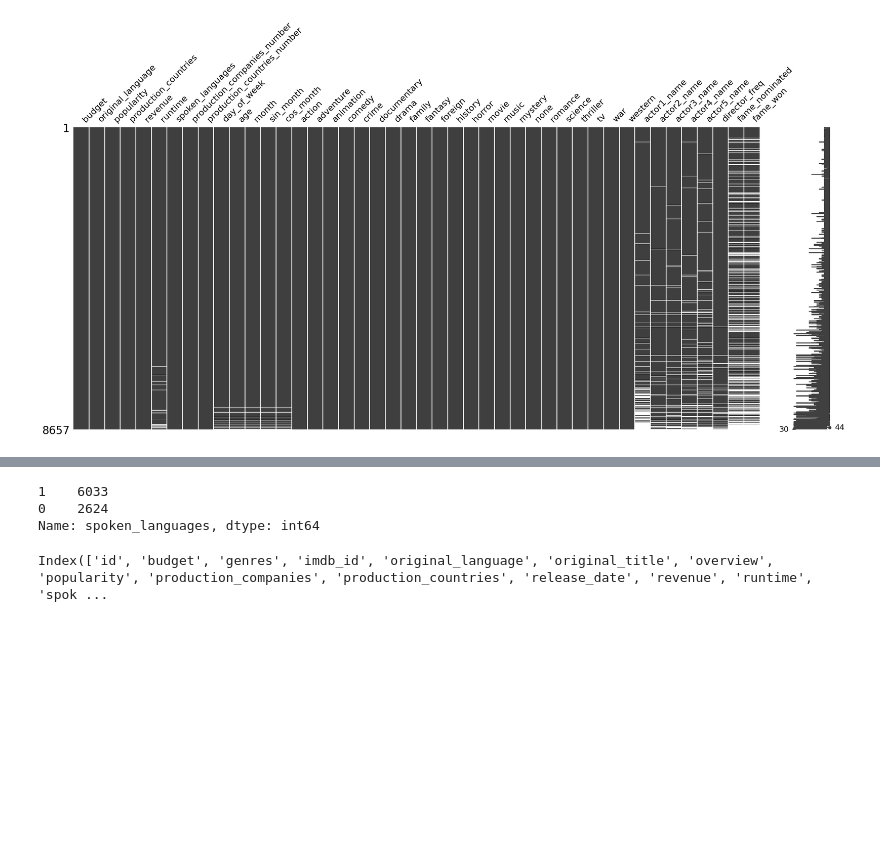
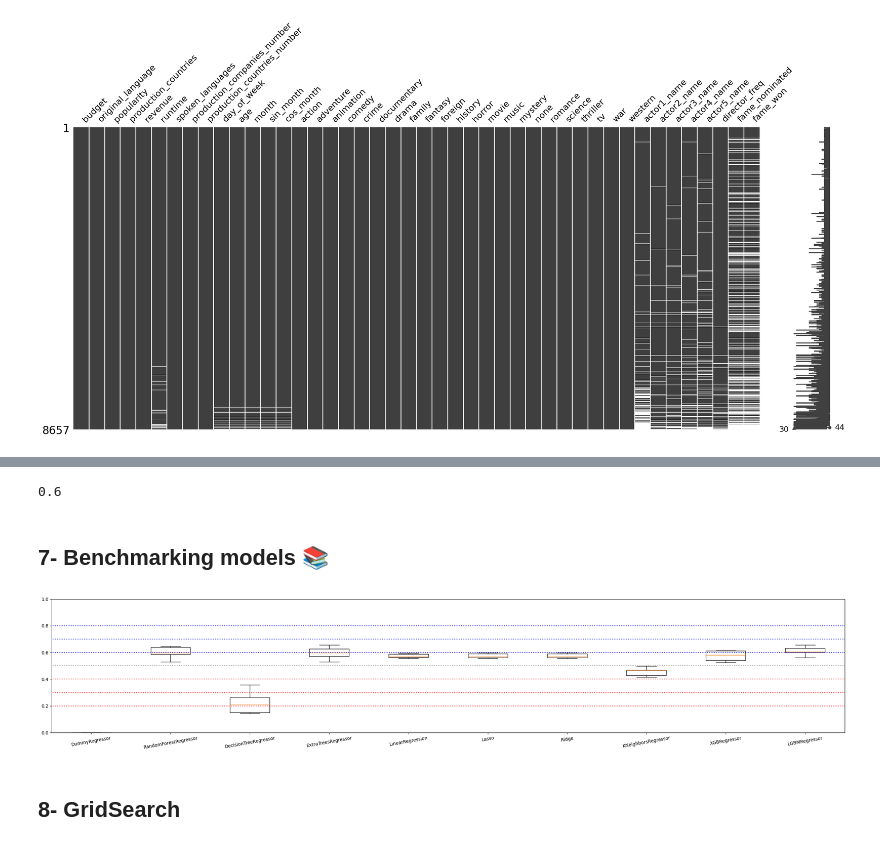
Before and after one commit to scienclick/pde_cap_mrp_zagros, a Jupyter notebook: notebooks/main_notebook.ipynb, the cells around one changed output, grey strips where cells are left out. Cells and saved outputs as stored; diff of their text form; code cells hidden in the pictures; blank space fills up the shorter version.

Commit message:
Grid Search

```diff
--- a/notebooks/main_notebook.ipynb
+++ b/notebooks/main_notebook.ipynb
@@ -253,0 +303,4 @@ Pipeline(steps=[('estimator', LGBMRegressor())])
+# %%
+#cross validation
+kf=KFold(n_splits=5,random_state=1,shuffle=True)
+cross_val_score(m, X, y.iloc[:,0], cv=kf)
@@ -271,10 +321,6 @@ Name: original_language, dtype: int64
-# %%
-df.spoken_languages.value_counts()
-# %% [output]
-1    6033
-0    2624
-Name: spoken_languages, dtype: int64
-# %%
-df_all_details.columns
-# %% [output]
-Index(['id', 'budget', 'genres', 'imdb_id', 'original_language', 'original_title', 'overview', 'popularity', 'production_companies', 'production_countries', 'release_date', 'revenue', 'runtime', 'spok ...
+# %%
+np.round(_.mean(),2)
+# %% [output]
+0.6
+# %% [markdown]
+## 7- Benchmarking models 📚
@@ -280,0 +368,23 @@ Index(['id', 'budget', 'genres', 'imdb_id', 'original_language', 'original_title
+# %%
+import matplotlib.pyplot as plt
+fig = plt.figure(figsize=(25, 5))
+
+ax = fig.add_subplot(111)
+plt.boxplot(results)
+ax.set_xticklabels(names)
+ax.set_xticklabels(names, size=10)
+plt.xticks(rotation=10)
+plt.ylim([0, 1])
+plt.axhline(y=0.8, color='b', linestyle=':')
+plt.axhline(y=0.7, color='b', linestyle=':')
+plt.axhline(y=0.6, color='b', linestyle=':')
+plt.axhline(y=0.5, color='gray', linestyle=':')
+plt.axhline(y=0.4, color='r', linestyle=':')
+plt.axhline(y=0.3, color='r', linestyle=':')
+plt.axhline(y=0.2, color='r', linestyle=':')
+plt.tight_layout()
+plt.show()
+# %% [output]
+[figure, added]
+# %% [markdown]
+## 8- GridSearch
```
Also changed, not shown: parts of 21 cells of this notebook.
